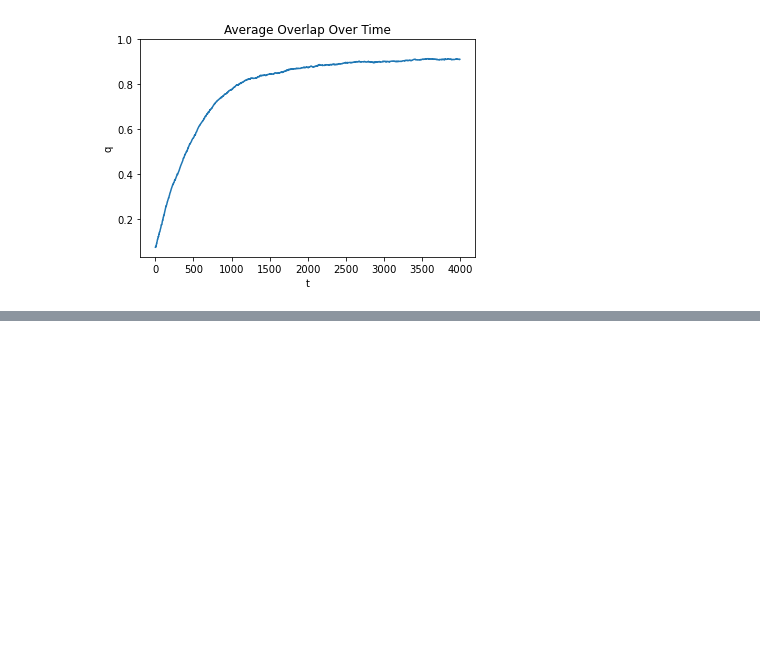
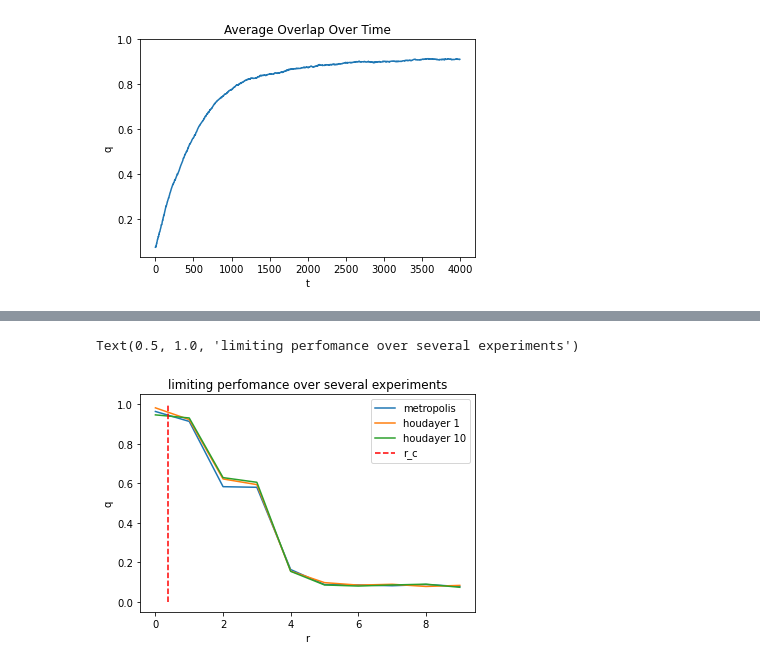
Before and after one commit to galannp/Markov, a Jupyter notebook: notebook/testing_david.ipynb, the cells around one changed output, grey strips where cells are left out. Saved outputs shown, nothing was run; the diff lists cells and outputs as text; code cells hidden in the pictures; blank space fills up the shorter version.

```diff
--- a/notebook/testing_david.ipynb
+++ b/notebook/testing_david.ipynb
@@ -130,0 +245,19 @@ Average limiting overlap: 0.9111
+# %%
+# Values of r to be tested
+r_list = np.linspace(0.01, 1, num=10, endpoint=False)
+
+# Computing the average overlap for each value of r and over several experiments
+q_metr_lim = []
+q_h1_lim = []
+q_h10_lim = []
+for r in tqdm(r_list):
+    a, b = ab(d, r)
+    G = graph_gen(x_star, a, b)
+    A = nx.to_numpy_array(G)
+    # Adding the limiting overlap for this value of r
+    q_metr_lim.append(perf_metropolis(A, a, b, nexp, T))
+    q_h1_lim.append(perf_houdayer(A, a, b, nexp, T, n0=1))
+    q_h10_lim.append(perf_houdayer(A, a, b, nexp, T, n0=10))
+# %% [output]
+Text(0.5, 1.0, 'limiting perfomance over several experiments')
+[figure, added]
```
Also changed, not shown: parts of 12 cells of this notebook, 2 other files.
